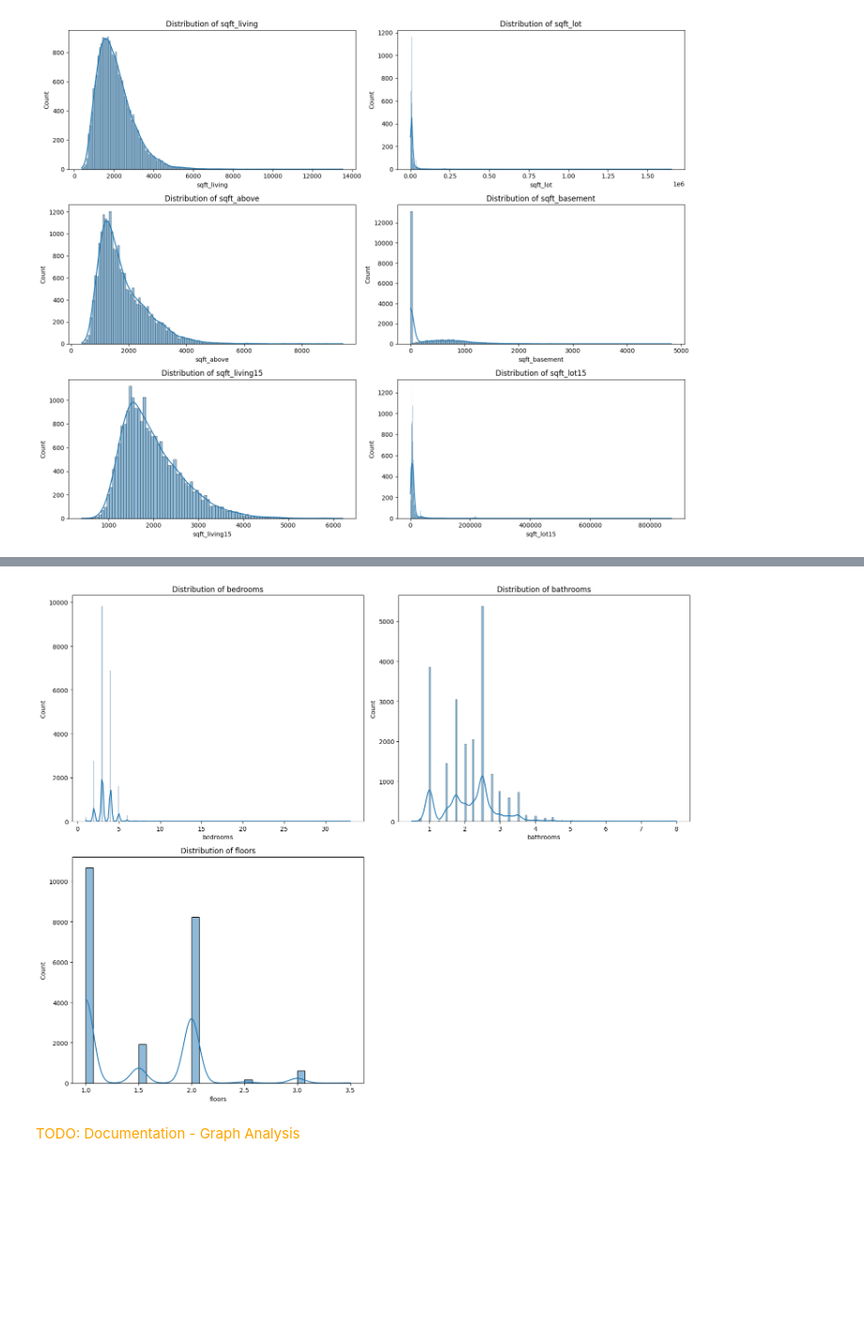
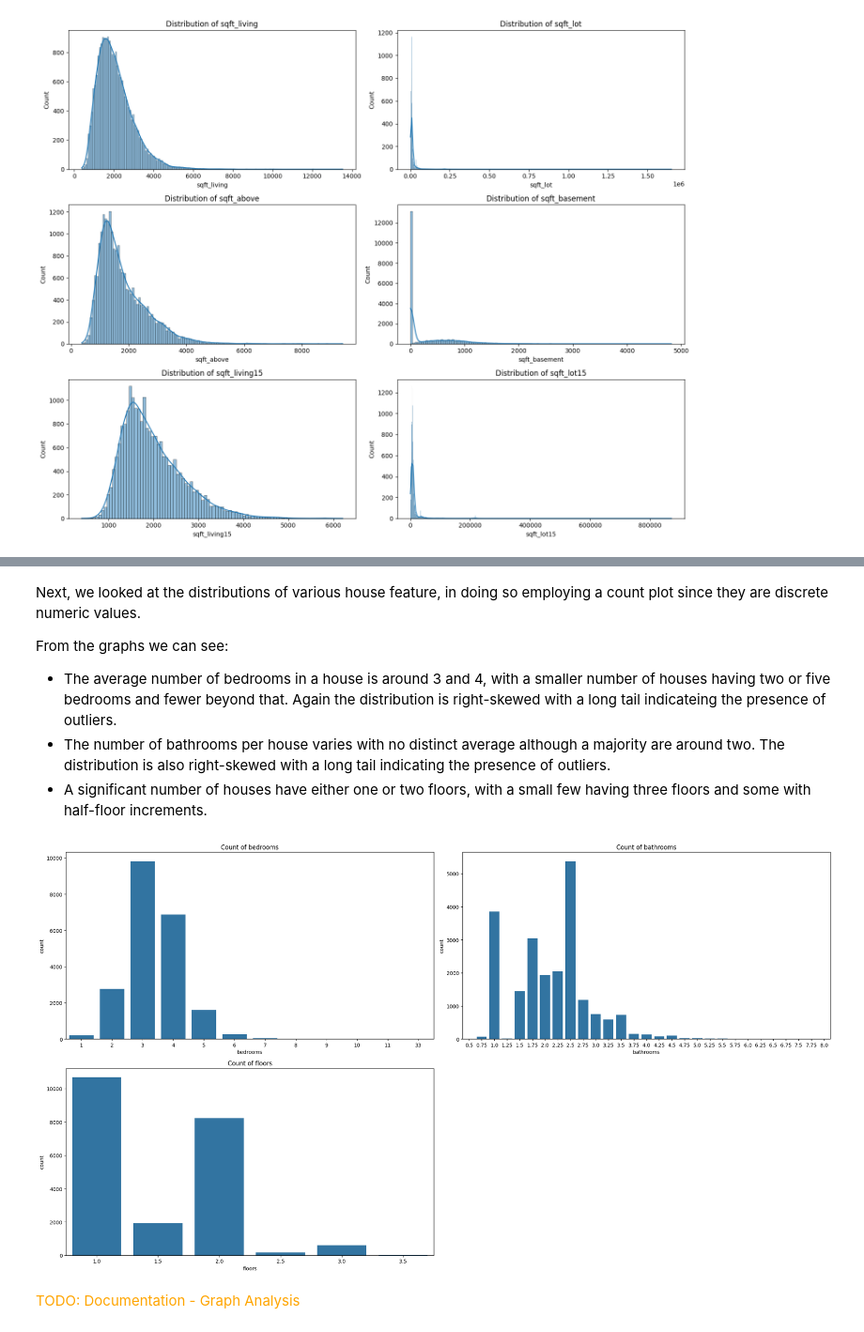
Before and after one commit to alexmakh12/fall23-cs577-project, a Jupyter notebook: src/models/main.ipynb, the cells around one changed output, grey strips where cells are left out. Shown at 94% size. Drawn from its saved outputs; the diff is of its cells as text; code cells hidden in the pictures; blank space fills up the shorter version.

```diff
--- a/src/models/main.ipynb
+++ b/src/models/main.ipynb
@@ -417,17 +451,25 @@ plt.show()
+# %% [markdown]
+Next, we looked at the distributions of various house feature, in doing so employing a count plot since they are discrete numeric values.
+
+
+From the graphs we can see:
+- The average number of bedrooms in a house is around 3 and 4, with a smaller number of houses having two or five bedrooms and fewer beyond that. Again the distribution is right-skewed with a long tail indicateing the presence of outliers.
+- The number of bathrooms per house varies with no distinct average although a majority are around two. The distribution is also right-skewed with a long tail indicating the presence of outliers.
+- A significant number of houses have either one or two floors, with a small few having three floors and some with half-floor increments.
 # %%
 features = ['bedrooms', 'bathrooms', 'floors']
 
-plt.figure(figsize=(15, 12))
+plt.figure(figsize=(22, 12))
 
 for i, feature in enumerate(features, 1):
     plt.subplot(2, 2, i)
-    sns.histplot(df[feature], kde=True)
-    plt.title(f"Distribution of {feature}")
+    sns.countplot(x=df[feature])
+    plt.title(f"Count of {feature}")
 
 plt.tight_layout()
 plt.show()
 # %% [output]
-[figure, old version]
+[figure, new version]
 # %% [markdown]
 <span style="color: Orange;">TODO: Documentation - Graph Analysis</span>
 # %%
```
Also changed, not shown: parts of 25 cells of this notebook.
